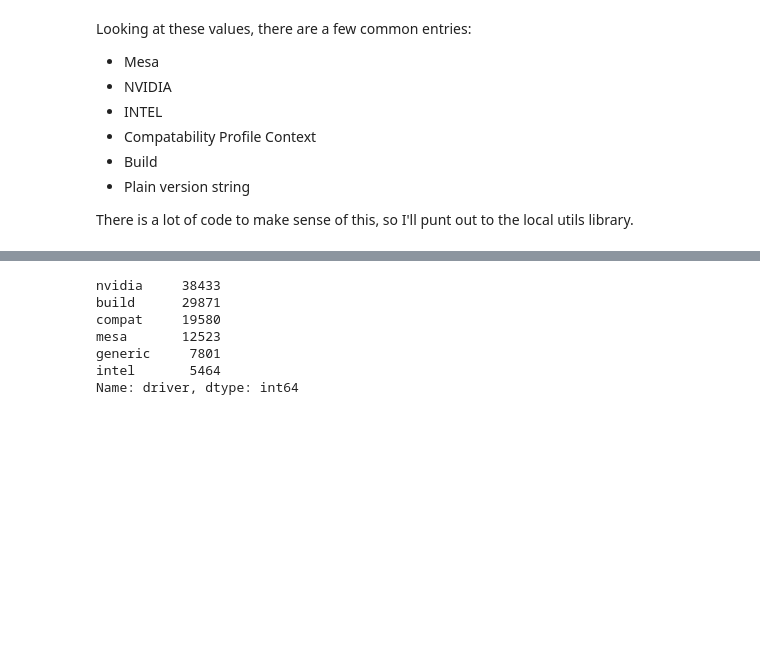
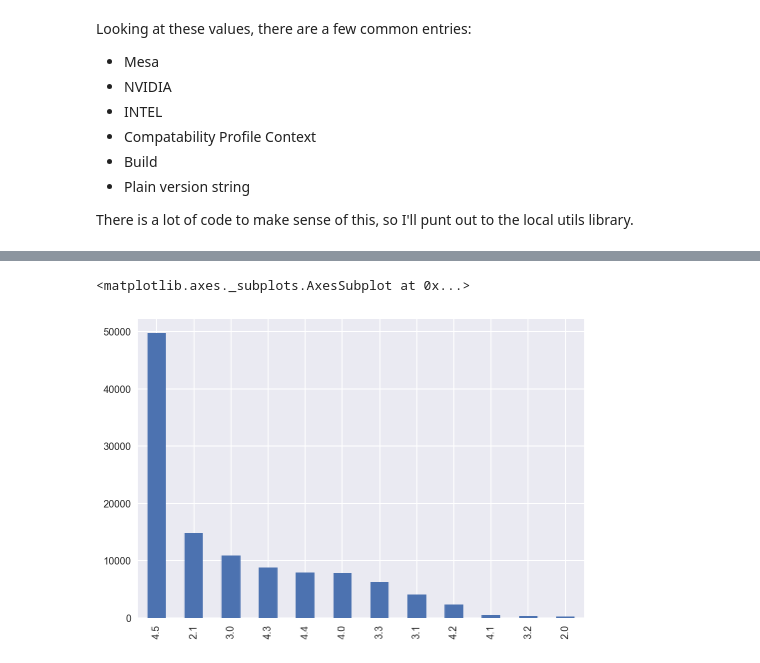
Before and after one commit to mindriot101/openra-analysis, a Jupyter notebook: new_ideas.ipynb, the cells around one changed output, grey strips where cells are left out. Saved outputs shown, nothing was run; the diff lists cells and outputs as text; code cells hidden in the pictures; blank space fills up the shorter version.

```diff
--- a/new_ideas.ipynb
+++ b/new_ideas.ipynb
@@ -374,10 +390,7 @@ opengl_versions['driver_version'] = driver_version
+# %%
+opengl_versions['version_main'] = opengl_versions['version'].apply(lambda version: '.'.join(version.split('.')[:2]))
 # %%
-opengl_versions.driver.value_counts()
+opengl_versions['version_main'].value_counts().plot.bar()
 # %% [output]
-nvidia     38433
-build      29871
-compat     19580
-mesa       12523
-generic     7801
-intel       5464
-Name: driver, dtype: int64
+<matplotlib.axes._subplots.AxesSubplot at 0x...>
+[figure, added]
```
Also changed, not shown: parts of 5 cells of this notebook.
